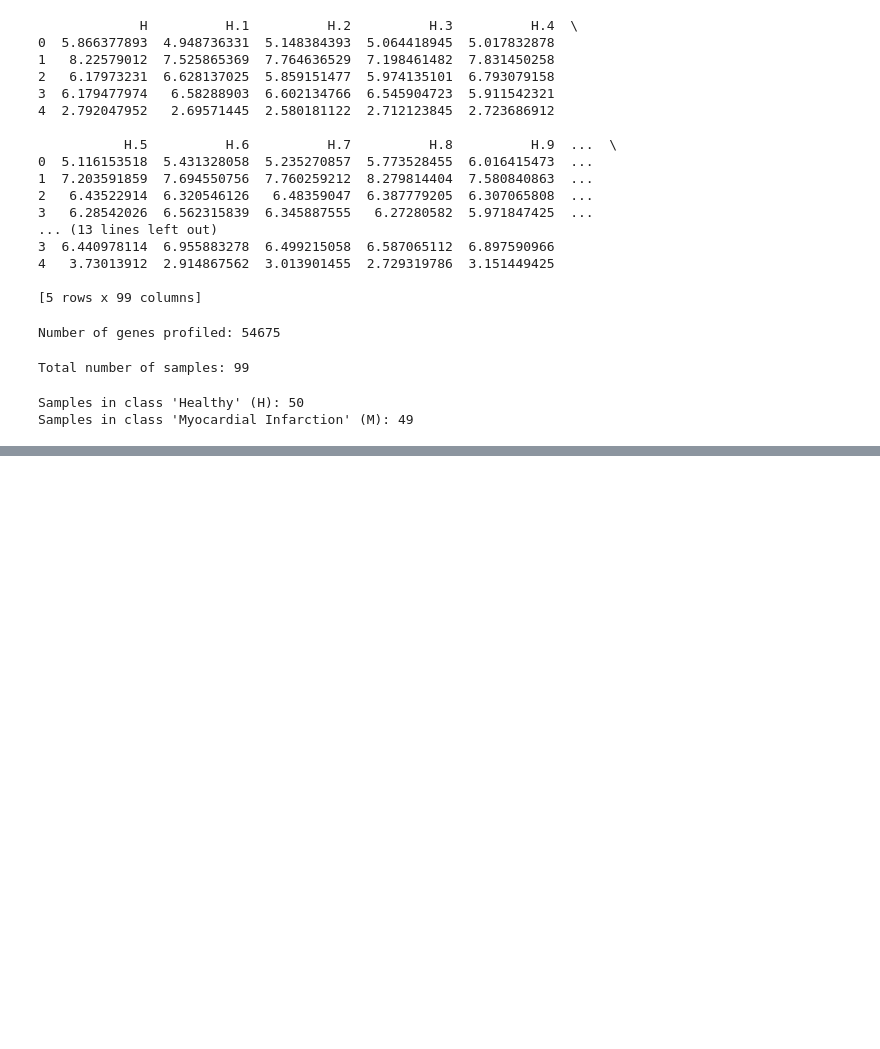
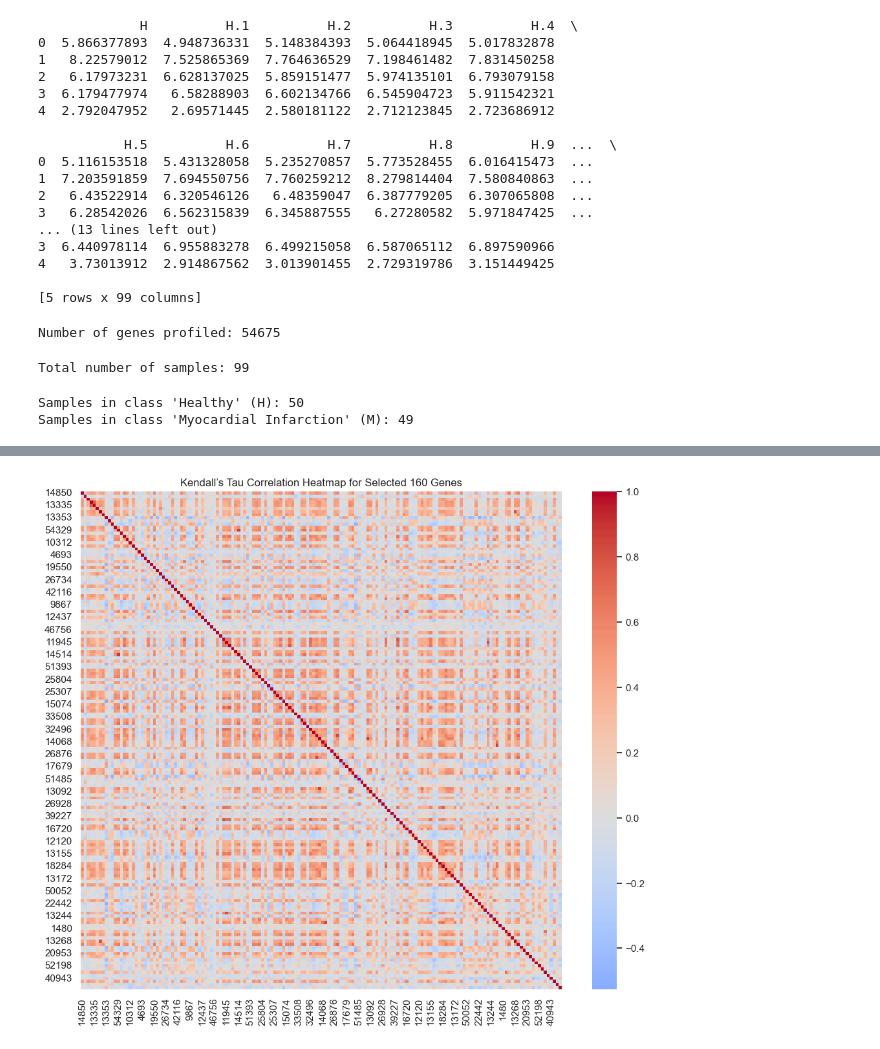
Before and after one commit to aviferdman/Statistics-and-Data-Analysis, a Jupyter notebook: hw4/324369412_316420132.ipynb, the cells around one changed output, grey strips where cells are left out. Saved outputs shown, nothing was run; the diff lists cells and outputs as text; code cells hidden in the pictures; blank space fills up the shorter version.

```diff
--- a/hw4/324369412_316420132.ipynb
+++ b/hw4/324369412_316420132.ipynb
@@ -133,0 +321,21 @@ plt.show()
+# %%
+# Select top 80 most significant genes for each case
+top_80_overexpressed = df_copy.nsmallest(80, 'wrs_pval_M>H').index
+top_80_underexpressed = df_copy.nsmallest(80, 'wrs_pval_M<H').index
+
+# Union of both sets to form the 160-gene set D
+D_genes = list(set(top_80_overexpressed) | set(top_80_underexpressed))
+
+# Extract expression data for genes in D
+D_data = df_copy.loc[D_genes, m_columns + h_columns]
+
+# Compute Kendall's tau correlation for all pairs
+correlation_matrix = D_data.T.corr(method='kendall')  # Transpose so genes are columns
+
+# Plot the heatmap
+plt.figure(figsize=(12, 10))
+sns.heatmap(correlation_matrix, cmap='coolwarm', center=0, annot=False, fmt=".2f")
+plt.title("Kendall’s Tau Correlation Heatmap for Selected 160 Genes")
+plt.show()
+# %% [output]
+[figure, added]
```
Also changed, not shown: parts of 11 cells of this notebook.
